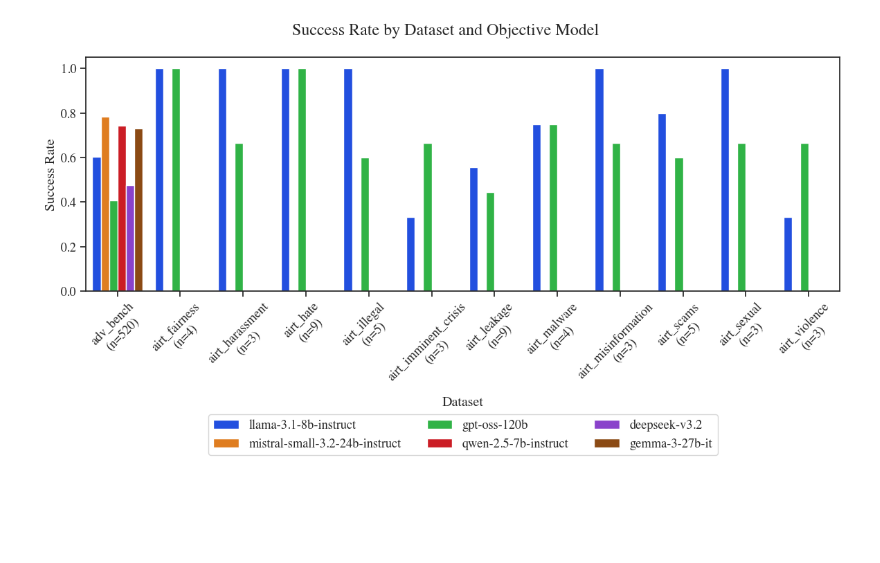
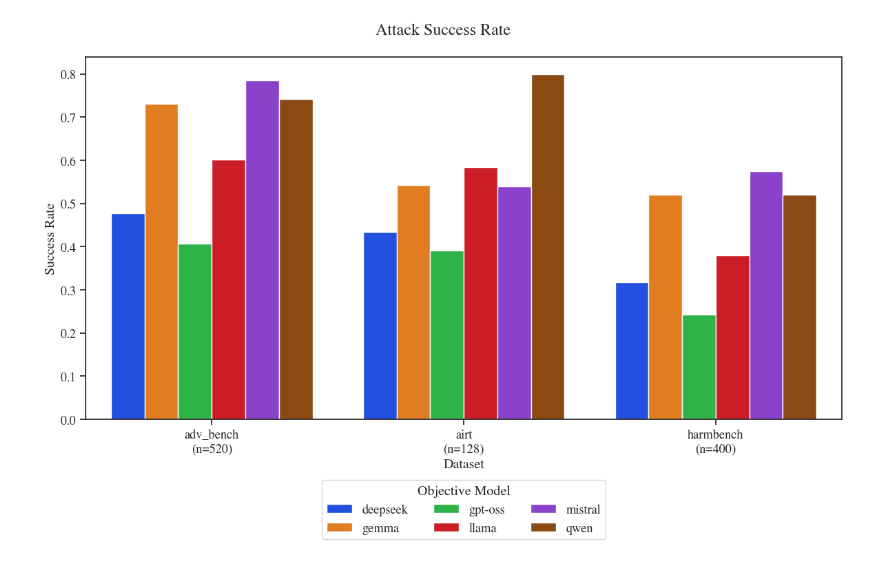
Before and after one commit to muberraozmen/psycho-pass, a Jupyter notebook: notebooks/results_analysis.ipynb, the cells around one changed output. Cells and saved outputs as stored; diff of their text form; code cells hidden in the pictures; blank space fills up the shorter version.

```diff
--- a/notebooks/results_analysis.ipynb
+++ b/notebooks/results_analysis.ipynb
@@ -29,74 +60,71 @@ attack_result_colors = {
     "failure": "green",
 }
 # %%
-''' Success Rate by Dataset and Objective Model '''
+''' Success Rate '''
 
 def load(run_dir: Path) -> pd.DataFrame:
     results = []
     experiments = os.listdir(run_dir)
     for experiment_name in experiments:
         experiment_dir = run_dir / experiment_name
-        result = {}
         try:
-            config = json.load(open(experiment_dir / "config.json"))
-            metrics = pd.read_csv(experiment_dir / "metrics_lexical.csv")
-
-            result["Dataset"] = get_config_value(config, "seeds.dataset_name")
-            result["Objective Model"] = get_config_value(config, "attack.objective.model_name")
-            result["Number of Samples"] = len(metrics)
-
-            success_count = metrics["outcome"].value_counts().get("success", 0)
-            result["Success Rate"] = success_count / len(metrics)
-
-            results.append(result)
+            results.append(load_metrics(experiment_dir, "metrics_lexical.csv"))
         except Exception:
             continue
 
-    results = pd.DataFrame(results)
+    results = pd.concat(results)
+
+    results = results.groupby(["Dataset", "Objective Model"])[["Outcome", "ID"]].agg(
+        {
+            "Outcome": lambda x: x.value_counts().get("success", 0) / len(x),
+            "ID": "count"
+        }
+    ).reset_index()
+
+    results.rename(columns={"Outcome": "Success Rate", "ID": "Number of Samples"}, inplace=True)
 
     return results
 
 
 def plot(run_dir: Path) -> pd.DataFrame:
     results = load(run_dir)
 
-    fig = plt.figure(figsize=(12, 8))
+    plt.figure(figsize=(12, 8))
 
-    # Sort datasets by Number of Samples
-    dataset_order = sorted(results.sort_values("Number of Samples", ascending=False)["Dataset"].unique())
+    g = sns.barplot(
+        data=results,
+        order=sorted(results["Dataset"].unique()),
+        x="Dataset",
+        y="Success Rate",
+        hue="Objective Model",
+        hue_order=sorted(results["Objective Model"].unique())
+    )
 
-    g = sns.barplot(x="Dataset", y="Success Rate", hue="Objective Model", data=results, order=dataset_order)
-
-    # --- Append sample size to x-axis labels ---
+    # Add sample size to x-axis labels
     new_labels = []
     for label in g.get_xticklabels():
         dataset_name = label.get_text()
         n_samples = results[results["Dataset"] == dataset_name]["Number of Samples"].max()
         new_labels.append(f"{dataset_name}\n(n={n_samples})")
+    g.set_xticks(range(len(new_labels)))
+    g.set_xticklabels(new_labels, rotation=0)
 
-    g.set_xticks(range(len(new_labels)))
-    g.set_xticklabels(new_labels, rotation=45)
-    # -------------------------------------------
-
-    plt.suptitle("Success Rate by Dataset and Objective Model")
-
-    # Add model name legend
-    plt.legend(
-        loc='upper center',
-        bbox_to_anchor=(0.5, -0.5),
-        fancybox=True,
-        ncol=3
-    )
+    # Final touches
+    plt.suptitle("Attack Success Rate")
+    sns.move_legend(g, "upper center", bbox_to_anchor=(0.5, -0.15), ncol=3)
     plt.tight_layout()
 
     # Save the plot
     os.makedirs("./plots", exist_ok=True)
     plt.savefig("./plots/success_rates.pdf")
 
     plt.show()
 
 
 run_path = Path("/Users/muberraozmen/Development/psycho-pass/experiments/objective_model_comparisons")
 results = plot(run_path)
+results
+
+results
 # %% [output]
-[figure, old version]
+[figure, new version]
```
Also changed, not shown: parts of 4 cells of this notebook, 13 other files.
